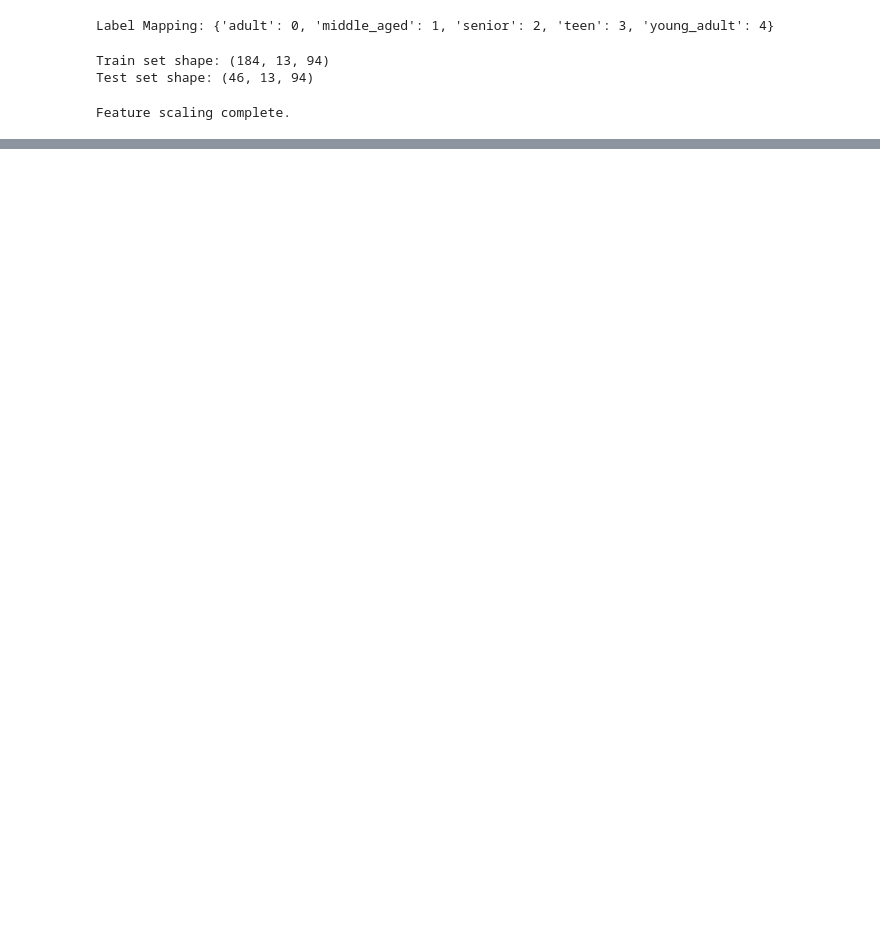
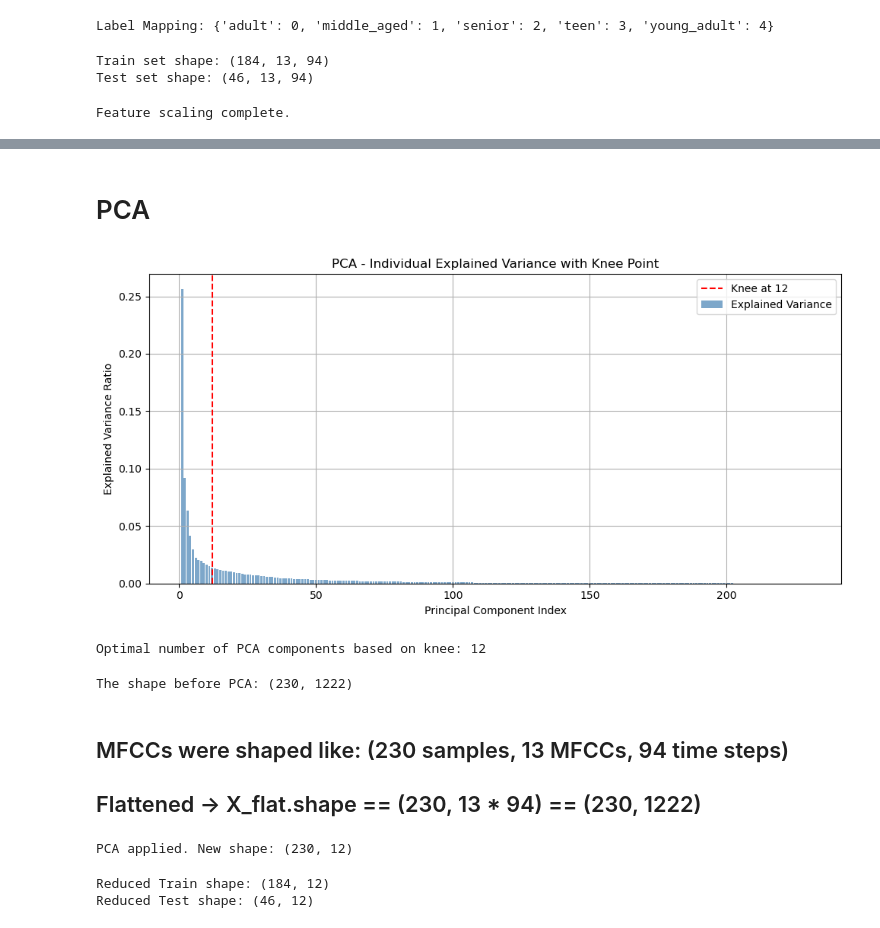
Before and after one commit to iamdianaaa/Voice-Classification, a Jupyter notebook: notebooks/01_data_preprocessing.ipynb, the cells around one changed output, grey strips where cells are left out. Saved outputs shown, nothing was run; the diff lists cells and outputs as text; code cells hidden in the pictures; blank space fills up the shorter version.

Commit message:
Finalized the data preprocessing

```diff
--- a/notebooks/01_data_preprocessing.ipynb
+++ b/notebooks/01_data_preprocessing.ipynb
@@ -121,10 +129,10 @@ print("Extracting MFCCs...")
 
 for _, row in tqdm(df.iterrows(), total=len(df)):
     path = clips_dir / row["path"]
-    mfcc_feat = extract_mfcc(path)
+    mfcc = extract_mfcc_from_file(path)
 
-    if mfcc_feat is not None:
-        features.append(mfcc_feat)
+    if mfcc is not None:
+        features.append(mfcc)
         labels.append(row["age_group"])
 
 features = np.array(features)
@@ -150,3 +147,6 @@ y = np.load(processed_dir / "y_labels.npy")  # shape: (N,)
+# %%
+X = np.array(features)
+y = np.array(labels)
 # %%
 # Encoding String Labels
 le = LabelEncoder()
@@ -193,0 +208,65 @@ np.save(processed_dir / "y_test.npy", y_test)
+# %% [markdown]
+# PCA
+# %%
+# Flattening the MFCCs
+X_flat = X.reshape((X.shape[0], -1))
+# %%
+# Fitting PCA
+pca = PCA()
+X_pca = pca.fit_transform(X_flat)
+# %%
+# Plotting individual explained variance
+explained_var = pca.explained_variance_ratio_
+
+# Using KneeLocator to find elbow point on individual variance
+knee = KneeLocator(
+    x=range(1, len(explained_var) + 1),
+    y=explained_var,
+    curve="convex",
+    direction="decreasing"
+)
+
+plt.figure(figsize=(10, 5))
+plt.bar(range(1, len(explained_var) + 1), explained_var, alpha=0.7, color='steelblue', label='Explained Variance')
+plt.axvline(x=knee.knee, color='red', linestyle='--', label=f"Knee at {knee.knee}")
+plt.xlabel("Principal Component Index")
+plt.ylabel("Explained Variance Ratio")
+plt.title("PCA - Individual Explained Variance with Knee Point")
+plt.legend()
+plt.grid(True)
+plt.tight_layout()
+plt.show()
+
+print(f"Optimal number of PCA components based on knee: {knee.knee}")
+# %% [output]
+[figure, added]
+Optimal number of PCA components based on knee: 12
+# %%
+# The shape of flattened X
+print(f"The shape before PCA: {X_flat.shape}")
+# %% [output]
+The shape before PCA: (230, 1222)
+# %% [markdown]
+## MFCCs were shaped like: (230 samples, 13 MFCCs, 94 time steps)
+## Flattened → X_flat.shape == (230, 13 * 94) == (230, 1222)
+# %%
+# Using the number of components suggested by KneeLocator
+optimal_components = knee.knee
+
+# Applying PCA with selected number of components
+pca_final = PCA(n_components=optimal_components)
+X_reduced = pca_final.fit_transform(X_flat)
+
+print(f"PCA applied. New shape: {X_reduced.shape}")
+# %% [output]
+PCA applied. New shape: (230, 12)
+# %%
+X_train_reduced, X_test_reduced, y_train, y_test = train_test_split(
+    X_reduced, y_encoded, test_size=0.2, random_state=42
+)
+
+print(f"Reduced Train shape: {X_train_reduced.shape}")
+print(f"Reduced Test shape: {X_test_reduced.shape}")
+# %% [output]
+Reduced Train shape: (184, 12)
+Reduced Test shape: (46, 12)
```
Also changed, not shown: parts of 6 cells of this notebook.
